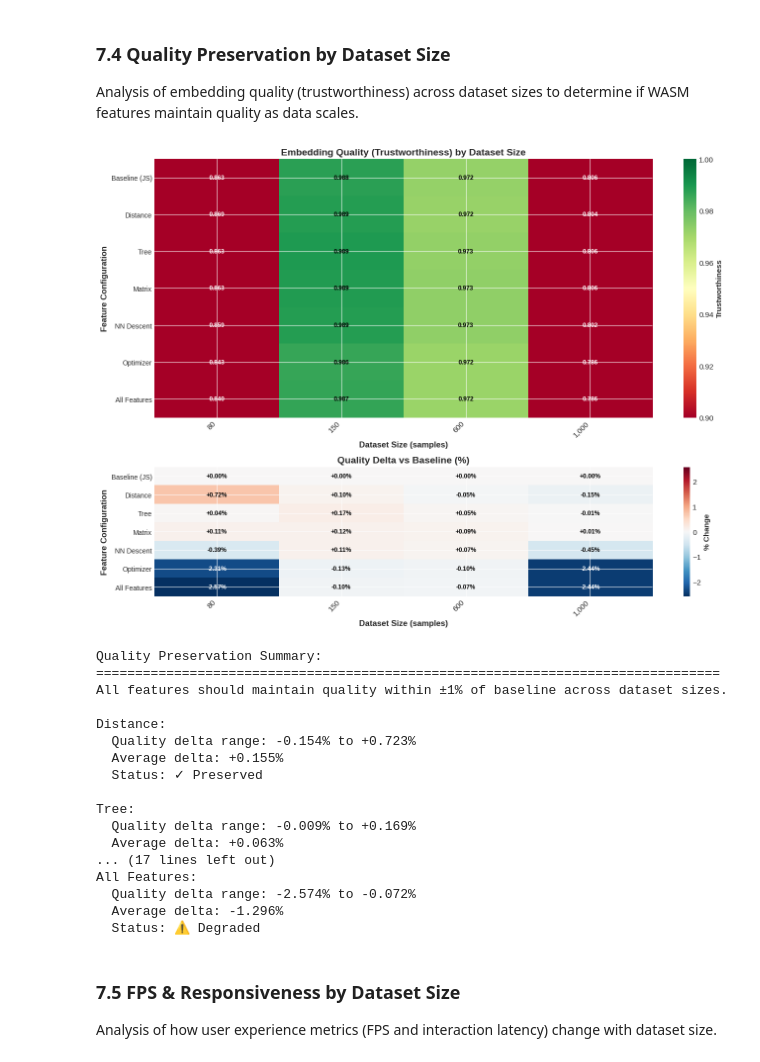
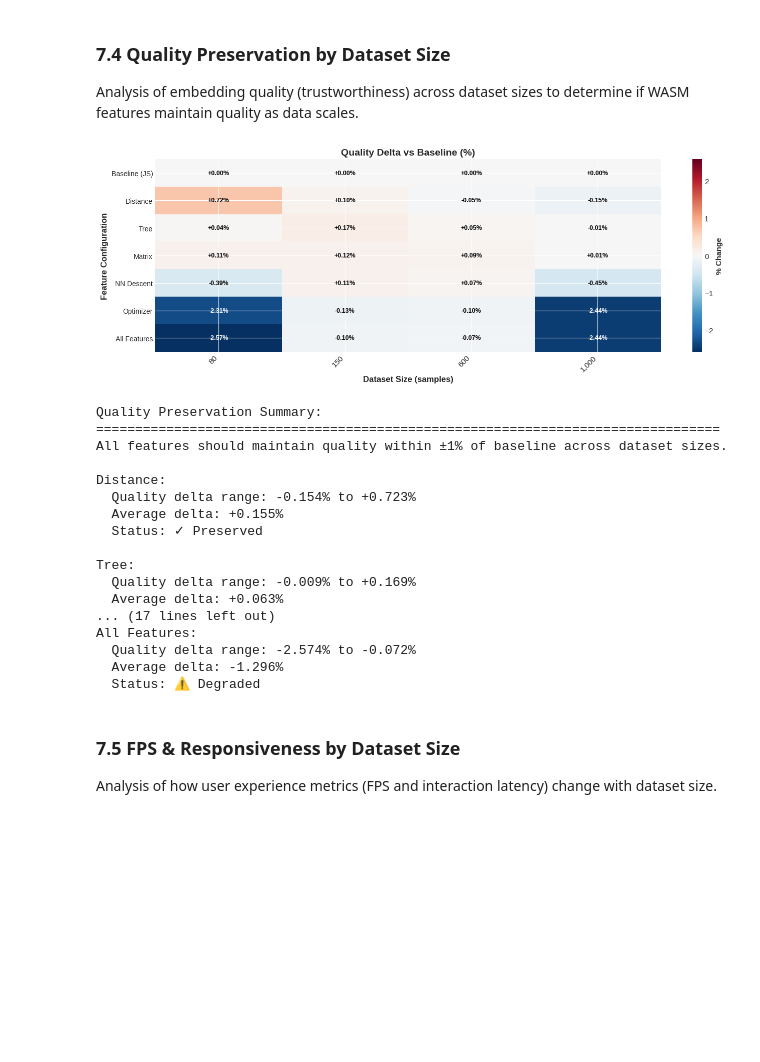
Before and after one commit to elarsaks/umap-bench, a Jupyter notebook: bench/analysis/analysis.ipynb, the cells around one changed output. Cells and saved outputs as stored; diff of their text form; code cells hidden in the pictures; blank space fills up the shorter version.

```diff
--- a/bench/analysis/analysis.ipynb
+++ b/bench/analysis/analysis.ipynb
@@ -1461,36 +1461,10 @@ if 'trustworthiness' in df_analysis:
     # Reorder rows by feature_order
     quality_pivot = quality_pivot.reindex([f for f in feature_order if f in quality_pivot.index])
 
-    # Create figure with two subplots
-    fig, axes = plt.subplots(2, 1, figsize=(14, 10), gridspec_kw={'height_ratios': [2, 1]})
+    # Create figure with single subplot
+    fig, ax = plt.subplots(1, 1, figsize=(14, 5))
 
-    # Plot 1: Heatmap of absolute quality values
-    im = axes[0].imshow(quality_pivot.values, cmap='RdYlGn', aspect='auto', vmin=0.90, vmax=1.0)
-
-    # Set ticks and labels
-    axes[0].set_xticks(range(len(quality_pivot.columns)))
-    axes[0].set_xticklabels([f'{int(s):,}' for s in quality_pivot.columns], rotation=45, ha='right')
-    axes[0].set_yticks(range(len(quality_pivot.index)))
-    axes[0].set_yticklabels(quality_pivot.index, fontsize=10)
-
-    # Add text annotations with quality values
-    for i in range(len(quality_pivot.index)):
-        for j in range(len(quality_pivot.columns)):
-            val = quality_pivot.values[i, j]
-            if not np.isnan(val):
-                text_color = 'white' if val < 0.95 else 'black'
-                axes[0].text(j, i, f'{val:.3f}', ha='center', va='center',
-                           color=text_color, fontsize=9, fontweight='bold')
-
-    axes[0].set_xlabel('Dataset Size (samples)', fontsize=12, fontweight='bold')
-    axes[0].set_ylabel('Feature Configuration', fontsize=12, fontweight='bold')
-    axes[0].set_title('Embedding Quality (Trustworthiness) by Dataset Size', fontsize=14, fontweight='bold')
-
-    # Add colorbar
-    cbar = plt.colorbar(im, ax=axes[0])
-    cbar.set_label('Trustworthiness', fontsize=11, fontweight='bold')
-
-    # Plot 2: Quality delta heatmap (vs baseline)
+    # Calculate quality delta (vs baseline)
     baseline_quality = df_analysis[df_analysis['feature_name'] == baseline_label].groupby('dataset_size')['trustworthiness'].median()
 
     # Calculate delta for each feature
@@ -1508,13 +1482,13 @@ if 'trustworthiness' in df_analysis:
 
     # Plot delta heatmap
     vmax = max(abs(quality_delta_df.min().min()), abs(quality_delta_df.max().max()))
-    im2 = axes[1].imshow(quality_delta_df.values, cmap='RdBu_r', aspect='auto', vmin=-vmax, vmax=vmax)
+    im = ax.imshow(quality_delta_df.values, cmap='RdBu_r', aspect='auto', vmin=-vmax, vmax=vmax)
 
     # Set ticks and labels
-    axes[1].set_xticks(range(len(quality_delta_df.columns)))
-    axes[1].set_xticklabels([f'{int(s):,}' for s in quality_delta_df.columns], rotation=45, ha='right')
-    axes[1].set_yticks(range(len(quality_delta_df.index)))
-    axes[1].set_yticklabels(quality_delta_df.index, fontsize=10)
+    ax.set_xticks(range(len(quality_delta_df.columns)))
+    ax.set_xticklabels([f'{int(s):,}' for s in quality_delta_df.columns], rotation=45, ha='right')
+    ax.set_yticks(range(len(quality_delta_df.index)))
+    ax.set_yticklabels(quality_delta_df.index, fontsize=10)
 
     # Add text annotations with delta percentages
     for i in range(len(quality_delta_df.index)):
@@ -1522,50 +1496,50 @@ if 'trustworthiness' in df_analysis:
             val = quality_delta_df.values[i, j]
             if not np.isnan(val):
                 text_color = 'white' if abs(val) > vmax * 0.5 else 'black'
-                axes[1].text(j, i, f'{val:+.2f}%', ha='center', va='center',
+                ax.text(j, i, f'{val:+.2f}%', ha='center', va='center',
                            color=text_color, fontsize=9, fontweight='bold')
 
-    axes[1].set_xlabel('Dataset Size (samples)', fontsize=12, fontweight='bold')
-    axes[1].set_ylabel('Feature Configuration', fontsize=12, fontweight='bold')
-    axes[1].set_title('Quality Delta vs Baseline (%)', fontsize=14, fontweight='bold')
+    ax.set_xlabel('Dataset Size (samples)', fontsize=12, fontweight='bold')
+    ax.set_ylabel('Feature Configuration', fontsize=12, fontweight='bold')
+    ax.set_title('Quality Delta vs Baseline (%)', fontsize=14, fontweight='bold')
 
     # Add colorbar
-    cbar2 = plt.colorbar(im2, ax=axes[1])
-    cbar2.set_label('% Change', fontsize=11, fontweight='bold')
+    cbar = plt.colorbar(im, ax=ax)
+    cbar.set_label('% Change', fontsize=11, fontweight='bold')
 
     plt.tight_layout()
     plt.savefig('../outputs/figures/quality_scaling_by_size.png', bbox_inches='tight', dpi=200)
     plt.show()
 
     # Summary statistics
     print("\nQuality Preservation Summary:")
     print("="*80)
     print("All features should maintain quality within ±1% of baseline across dataset sizes.\n")
 
     for feature in feature_order:
         if feature == baseline_label:
             continue
         feature_data = df_analysis[df_analysis['feature_name'] == feature]
         if len(feature_data) == 0:
             continue
 
         feature_quality = feature_data.groupby('dataset_size')['trustworthiness'].median()
         common_sizes = baseline_quality.index.intersection(feature_quality.index)
 
         if len(common_sizes) > 0:
             quality_deltas = feature_quality.loc[common_sizes] - baseline_quality.loc[common_sizes]
             quality_deltas_pct = (quality_deltas / baseline_quality.loc[common_sizes]) * 100
 
             print(f"{feature}:")
             print(f"  Quality delta range: {quality_deltas_pct.min():+.3f}% to {quality_deltas_pct.max():+.3f}%")
             print(f"  Average delta: {quality_deltas_pct.mean():+.3f}%")
             status = "✓ Preserved" if abs(quality_deltas_pct.mean()) < 1.0 else "⚠ Degraded"
             print(f"  Status: {status}")
             print()
 else:
     print("Trustworthiness data not available in dataset.")
 # %% [output]
-[figure, old version]
+[figure, new version]
 Quality Preservation Summary:
 ================================================================================
 All features should maintain quality within ±1% of baseline across dataset sizes.
```
Also changed, not shown: parts of 1 cell of this notebook, 2 other files.
